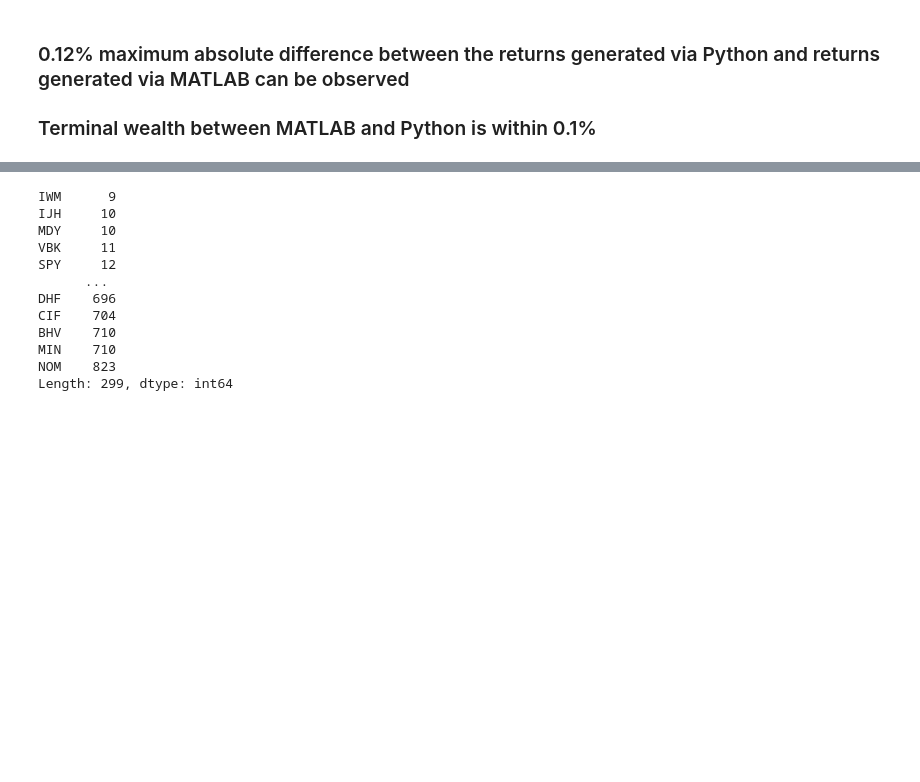
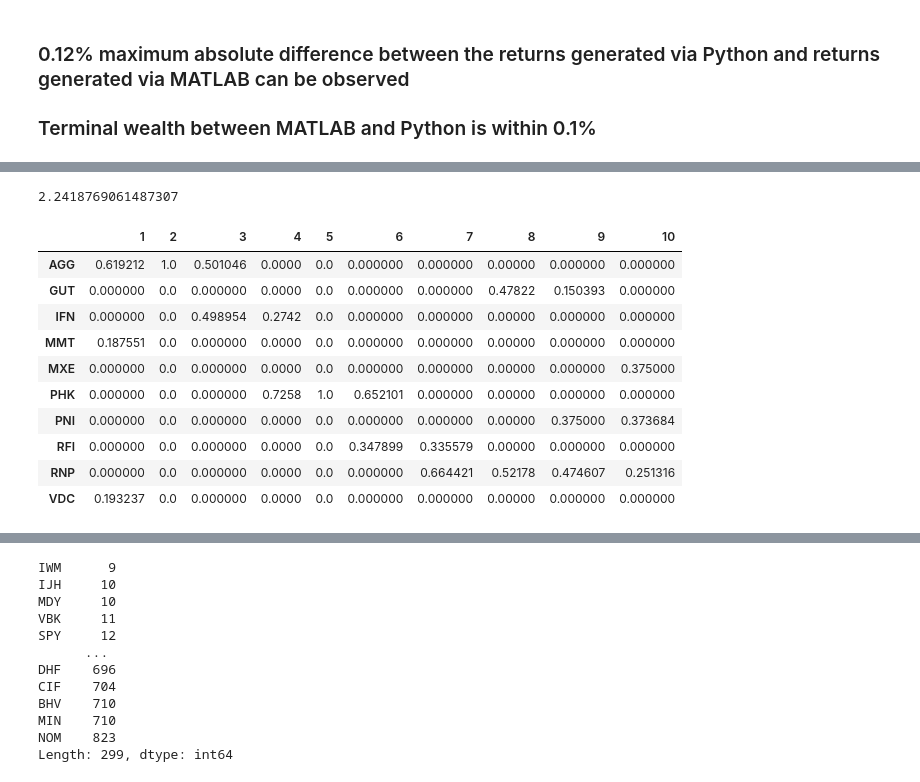
Before and after one commit to davidislip/support_vector_risk_machine, a Jupyter notebook: Template_Main.ipynb, the cells around one changed output, grey strips where cells are left out. Drawn from its saved outputs; the diff is of its cells as text; code cells hidden in the pictures; blank space fills up the shorter version.

```diff
--- a/Template_Main.ipynb
+++ b/Template_Main.ipynb
@@ -969 +554,19 @@ plt.savefig("images/weights.svg");
+# %%
+8.796139e+05/392356.019899
+# %% [output]
+2.2418769061487307
+# %%
+weights.loc[(weights > 0.001).any(axis = 1), :]
+# %% [output]
+|  | 1 | 2 | 3 | 4 | 5 | 6 | 7 | 8 | 9 | 10 |
+| AGG | 0.619212 | 1.0 | 0.501046 | 0.0000 | 0.0 | 0.000000 | 0.000000 | 0.00000 | 0.000000 | 0.000000 |
+| GUT | 0.000000 | 0.0 | 0.000000 | 0.0000 | 0.0 | 0.000000 | 0.000000 | 0.47822 | 0.150393 | 0.000000 |
+| IFN | 0.000000 | 0.0 | 0.498954 | 0.2742 | 0.0 | 0.000000 | 0.000000 | 0.00000 | 0.000000 | 0.000000 |
+| MMT | 0.187551 | 0.0 | 0.000000 | 0.0000 | 0.0 | 0.000000 | 0.000000 | 0.00000 | 0.000000 | 0.000000 |
+| MXE | 0.000000 | 0.0 | 0.000000 | 0.0000 | 0.0 | 0.000000 | 0.000000 | 0.00000 | 0.000000 | 0.375000 |
+| PHK | 0.000000 | 0.0 | 0.000000 | 0.7258 | 1.0 | 0.652101 | 0.000000 | 0.00000 | 0.000000 | 0.000000 |
+| PNI | 0.000000 | 0.0 | 0.000000 | 0.0000 | 0.0 | 0.000000 | 0.000000 | 0.00000 | 0.375000 | 0.373684 |
+| RFI | 0.000000 | 0.0 | 0.000000 | 0.0000 | 0.0 | 0.347899 | 0.335579 | 0.00000 | 0.000000 | 0.000000 |
+| RNP | 0.000000 | 0.0 | 0.000000 | 0.0000 | 0.0 | 0.000000 | 0.664421 | 0.52178 | 0.474607 | 0.251316 |
+| VDC | 0.193237 | 0.0 | 0.000000 | 0.0000 | 0.0 | 0.000000 | 0.000000 | 0.00000 | 0.000000 | 0.000000 |
 # %%
```
Also changed, not shown: parts of 18 cells of this notebook, 17 other files.
